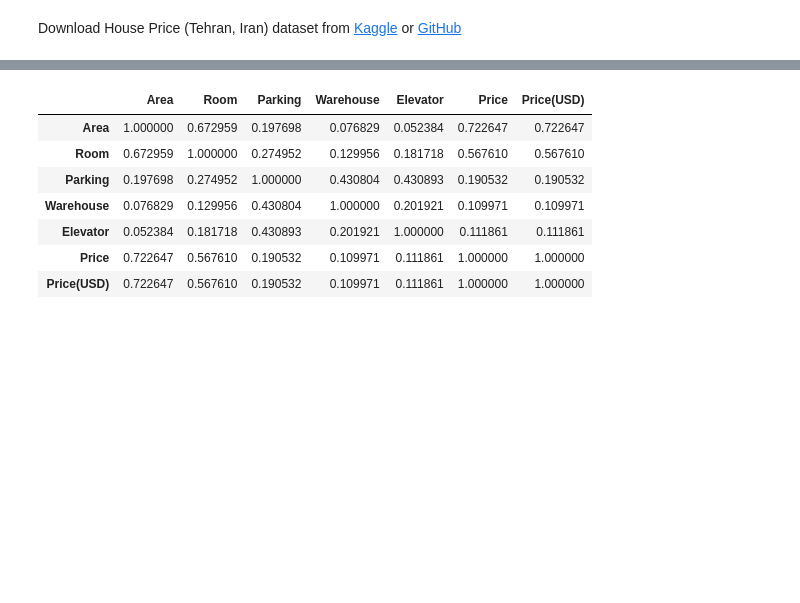
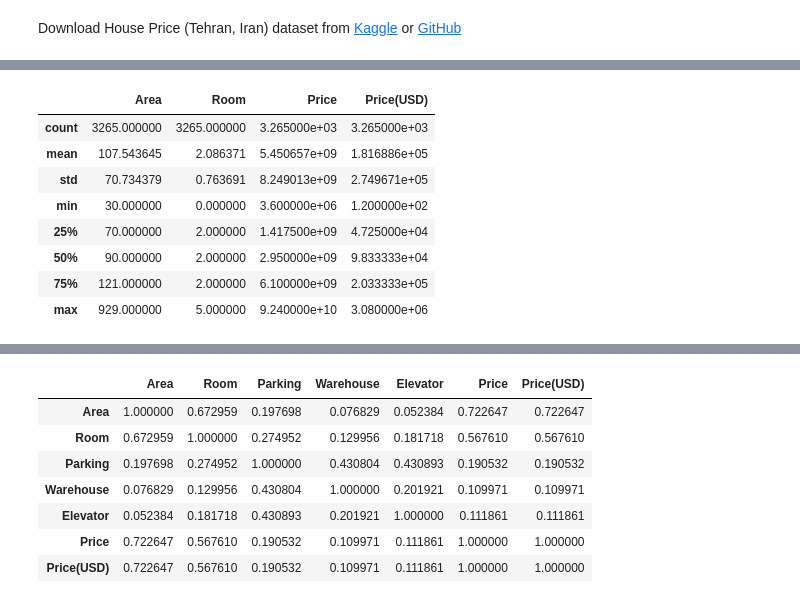
Before and after one commit to SajjadAemmi/PyLearn, a Jupyter notebook: 6.MachineLearning/6.5.LLS/TehranHousePrice/tehran_house_price_regression_lls.ipynb, the cells around one changed output, grey strips where cells are left out. Saved outputs shown, nothing was run; the diff lists cells and outputs as text; code cells hidden in the pictures; blank space fills up the shorter version.

```diff
--- a/6.MachineLearning/6.5.LLS/TehranHousePrice/tehran_house_price_regression_lls.ipynb
+++ b/6.MachineLearning/6.5.LLS/TehranHousePrice/tehran_house_price_regression_lls.ipynb
@@ -20,0 +63,12 @@ data.head()
+# %%
+data.describe()
+# %% [output]
+|  | Area | Room | Price | Price(USD) |
+| count | 3265.000000 | 3265.000000 | 3.265000e+03 | 3.265000e+03 |
+| mean | 107.543645 | 2.086371 | 5.450657e+09 | 1.816886e+05 |
+| std | 70.734379 | 0.763691 | 8.249013e+09 | 2.749671e+05 |
+| min | 30.000000 | 0.000000 | 3.600000e+06 | 1.200000e+02 |
+| 25% | 70.000000 | 2.000000 | 1.417500e+09 | 4.725000e+04 |
+| 50% | 90.000000 | 2.000000 | 2.950000e+09 | 9.833333e+04 |
+| 75% | 121.000000 | 2.000000 | 6.100000e+09 | 2.033333e+05 |
+| max | 929.000000 | 5.000000 | 9.240000e+10 | 3.080000e+06 |
```
Also changed, not shown: parts of 5 cells of this notebook.
